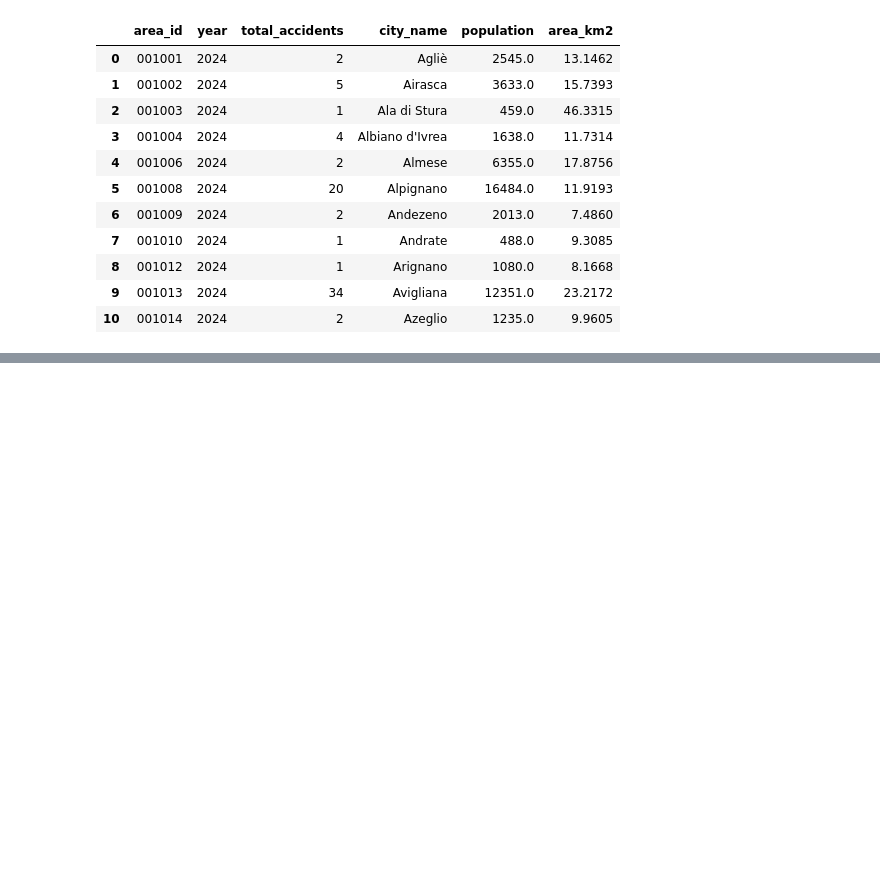
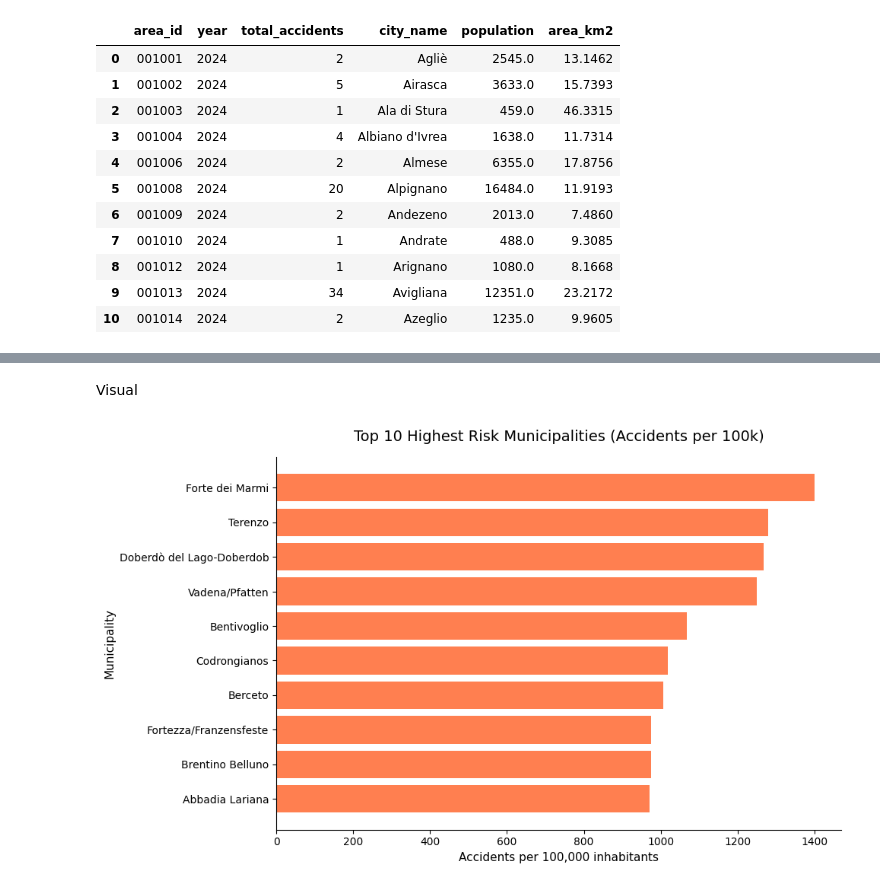
Before and after one commit to francesco-mauro/capston_project_final, a Jupyter notebook: main.ipynb, the cells around one changed output, grey strips where cells are left out. Saved outputs shown, nothing was run; the diff lists cells and outputs as text; code cells hidden in the pictures; blank space fills up the shorter version.

Commit message:
feat: Kpi, Visual valid municipality and k-mean

```diff
--- a/main.ipynb
+++ b/main.ipynb
@@ -187,0 +242,31 @@ SITUAS area_id format:
+# %% [markdown]
+Visual
+# %%
+# Data prep
+
+# Filter < 1000 inhabitants Sort by the highest risk
+valid_municipalities = kpi_df[kpi_df["population"] > 1000]
+sorted_risk = valid_municipalities.sort_values(by="accidents_per_100k", ascending=False)
+
+# check
+top_10_risk = sorted_risk.head(10)
+
+# 2. Chart
+fig, ax = plt.subplots(figsize=(10, 6))
+bars = ax.barh(top_10_risk["city_name"][::-1], top_10_risk["accidents_per_100k"][::-1], color='coral')
+
+
+# Formatting
+ax.set_title("Top 10 Highest Risk Municipalities (Accidents per 100k)", fontsize=14, pad=15)
+ax.set_xlabel("Accidents per 100,000 inhabitants", fontsize=11)
+ax.set_ylabel("Municipality", fontsize=11)
+
+
+ax.spines['top'].set_visible(False)
+ax.spines['right'].set_visible(False)
+
+
+plt.tight_layout()
+plt.show()
+# %% [output]
+[figure, added]
```
Also changed, not shown: parts of 5 cells of this notebook, 3 other files.
